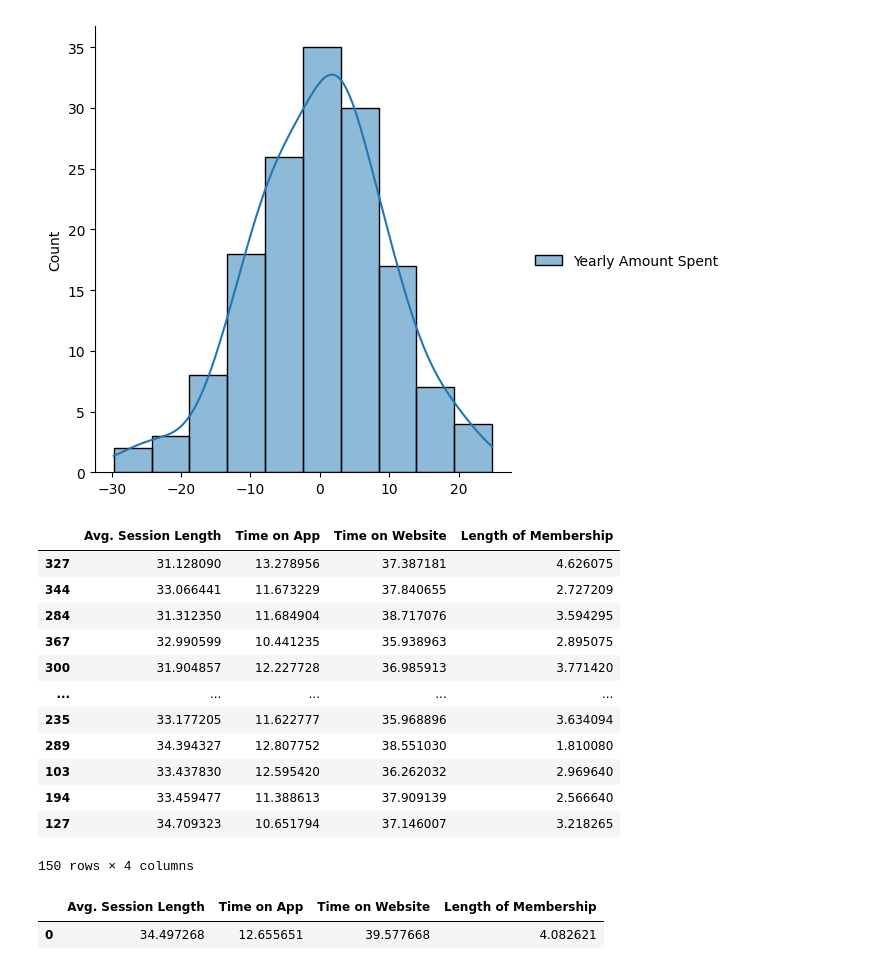
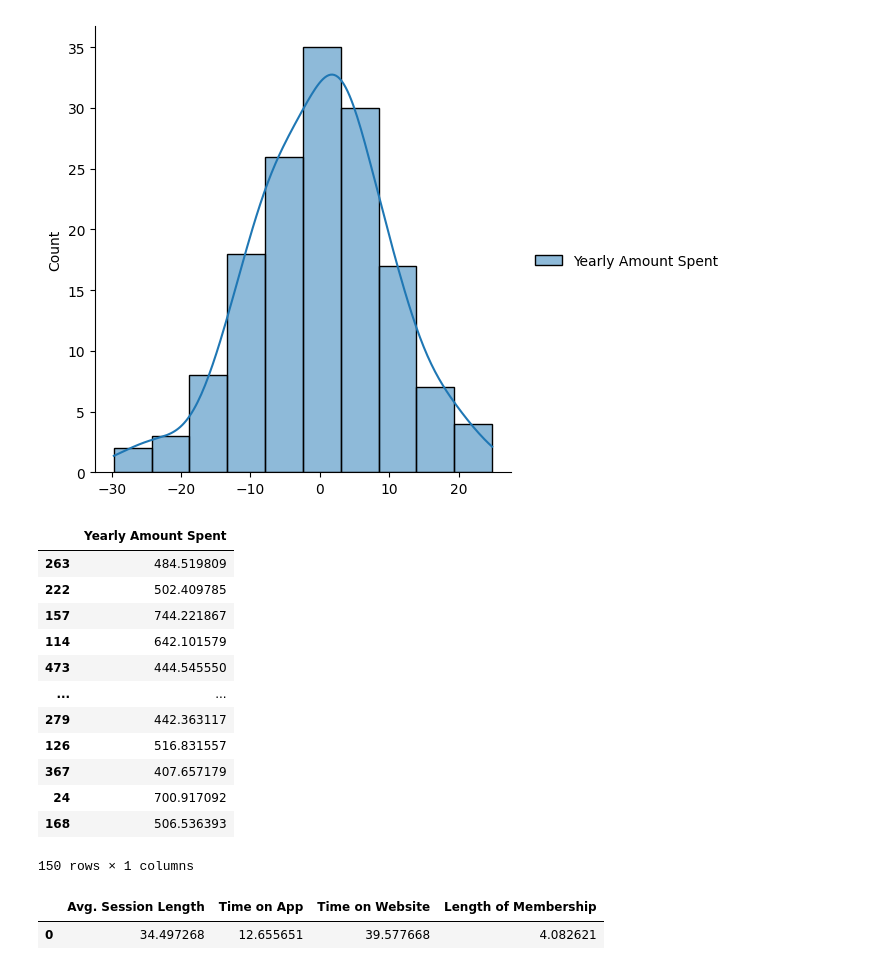
Before and after one commit to HiteshM30/Customer-Expenditure-Prediction-Model, a Jupyter notebook: Project.ipynb, the cells around one changed output. Cells and saved outputs as stored; diff of their text form; code cells hidden in the pictures.

```diff
--- a/Project.ipynb
+++ b/Project.ipynb
@@ -116,22 +116,22 @@ sns.displot(residuals,bins=10, kde=True)
 # %% [output]
 <seaborn.axisgrid.FacetGrid at 0x...>
 [figure]
-# %%
-X_test
-# %% [output]
-|  | Avg. Session Length | Time on App | Time on Website | Length of Membership |
-| 327 | 31.128090 | 13.278956 | 37.387181 | 4.626075 |
-| 344 | 33.066441 | 11.673229 | 37.840655 | 2.727209 |
-| 284 | 31.312350 | 11.684904 | 38.717076 | 3.594295 |
-| 367 | 32.990599 | 10.441235 | 35.938963 | 2.895075 |
-| 300 | 31.904857 | 12.227728 | 36.985913 | 3.771420 |
-| ... | ... | ... | ... | ... |
-| 235 | 33.177205 | 11.622777 | 35.968896 | 3.634094 |
-| 289 | 34.394327 | 12.807752 | 38.551030 | 1.810080 |
-| 103 | 33.437830 | 12.595420 | 36.262032 | 2.969640 |
-| 194 | 33.459477 | 11.388613 | 37.909139 | 2.566640 |
-| 127 | 34.709323 | 10.651794 | 37.146007 | 3.218265 |
-150 rows × 4 columns
+# %%
+y_test
+# %% [output]
+|  | Yearly Amount Spent |
+| 263 | 484.519809 |
+| 222 | 502.409785 |
+| 157 | 744.221867 |
+| 114 | 642.101579 |
+| 473 | 444.545550 |
+| ... | ... |
+| 279 | 442.363117 |
+| 126 | 516.831557 |
+| 367 | 407.657179 |
+| 24 | 700.917092 |
+| 168 | 506.536393 |
+150 rows × 1 columns
 # %%
 import pickle
 # %%
```
